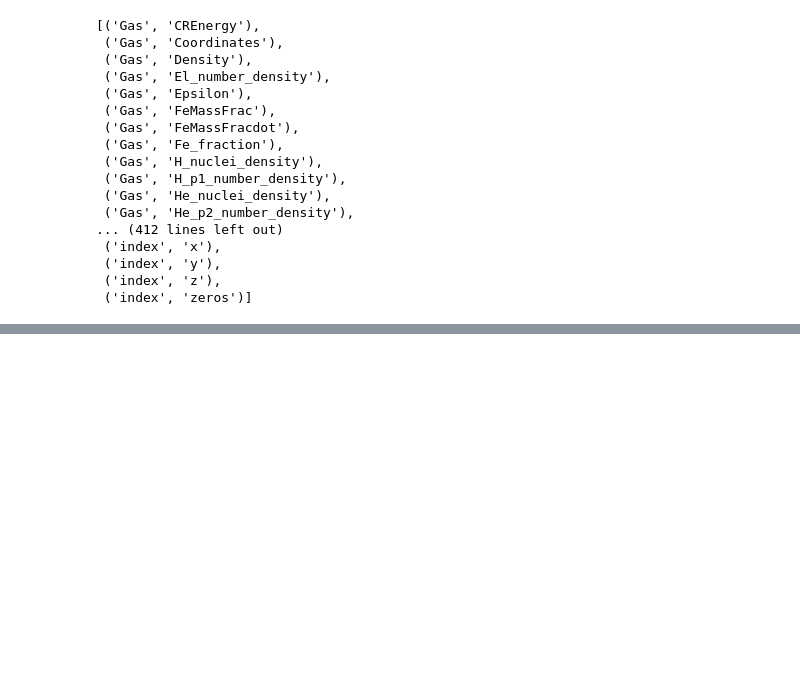
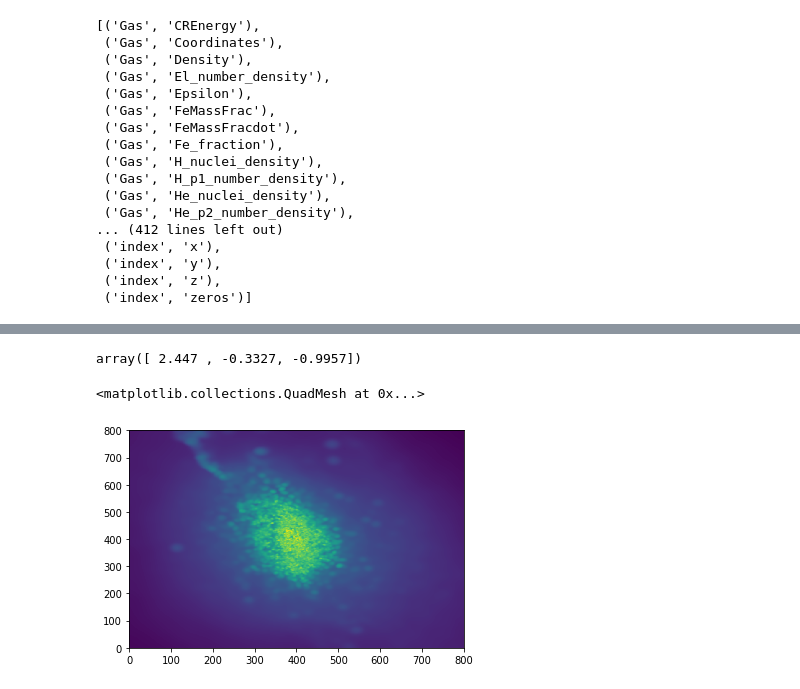
Before and after one commit to ibutsky/synthetic_spectra, a Jupyter notebook: scripts/plotting/simulation_plot_testing.ipynb, the cells around one changed output, grey strips where cells are left out. Drawn from its saved outputs; the diff is of its cells as text; code cells hidden in the pictures; blank space fills up the shorter version.

```diff
--- a/scripts/plotting/simulation_plot_testing.ipynb
+++ b/scripts/plotting/simulation_plot_testing.ipynb
@@ -753,3 +763,5 @@ ds.derived_field_list
  ('index', 'y'),
  ('index', 'z'),
  ('index', 'zeros')]
+# %%
+ds, gcenter, bv = spg.load_simulation_properties('P0')
@@ -755,0 +780,24 @@ ds.derived_field_list
+# %%
+#rotate(zhat, )
+print(edge_on)
+np.rotate(edge_on)
+# %% [output]
+array([ 2.447 , -0.3327, -0.9957])
+# %%
+#angmom =[1.47795730, -1.63069831,  7.87556433]  # for p0
+#angmom = [8.01791131, -2.61252670,  1.96874885] # for p0, s.s worse for some reason
+angmom = [.9957, -.3327, 2.447]
+
+
+#angmom = [6.1300397, -1.9048010,  1.5253049] # p0_agncr, s.s\
+edge_on = rotate(angmom, np.pi/2., 0)
+
+#ds, gcenter, bv = spg.load_simulation_properties('P0')
+width = ds.arr([50., 50., 50], 'kpc')
+cen = ds.arr(gcenter, 'kpc').in_units('unitary')
+p = yt.off_axis_projection(ds, center=cen, normal_vector = angmom, width = width, resolution = [800, 800], \
+                           item = ('gas', 'density'), weight = ('gas', 'density'))
+plt.pcolormesh(p, norm = LogNorm())
+# %% [output]
+<matplotlib.collections.QuadMesh at 0x...>
+[figure, added]
```
Also changed, not shown: parts of 25 cells of this notebook, 4 other files.
